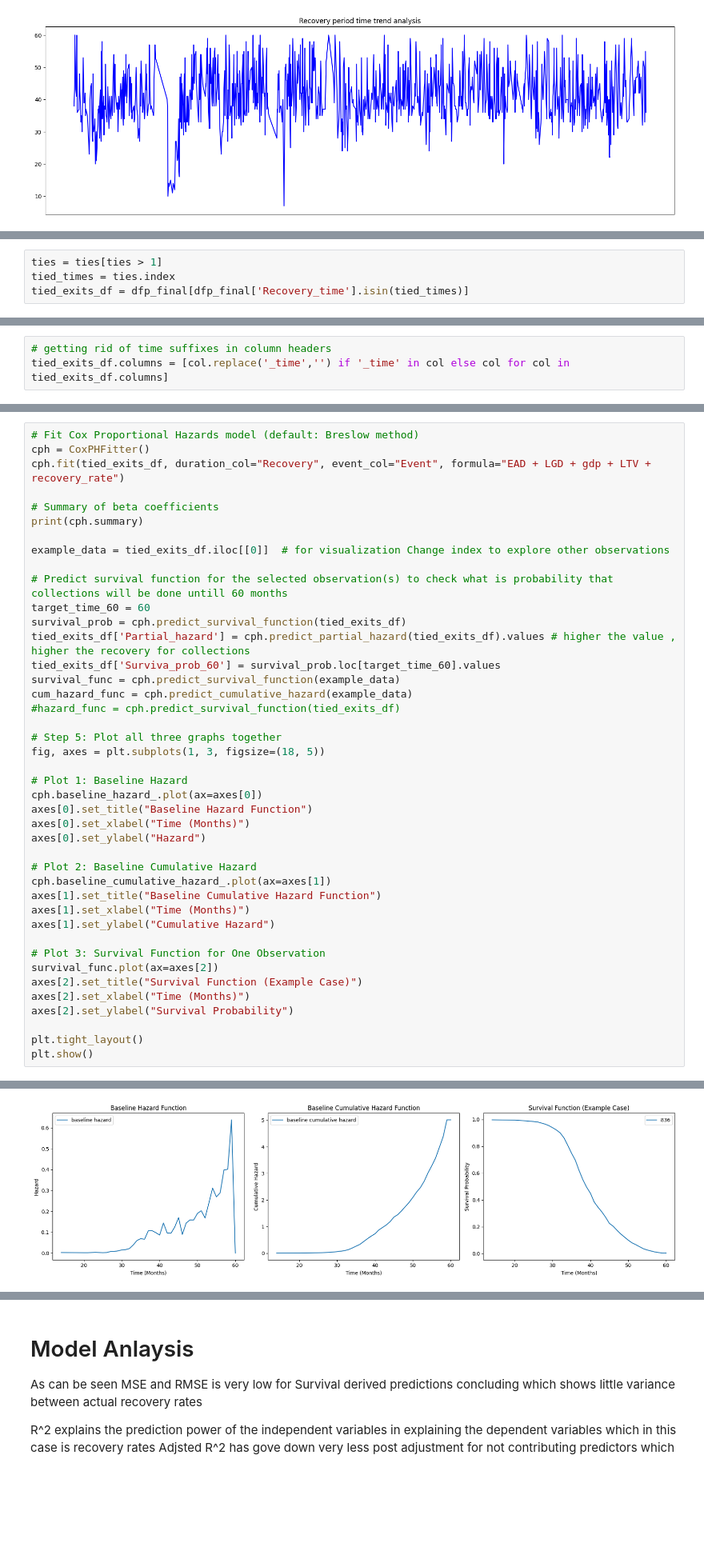
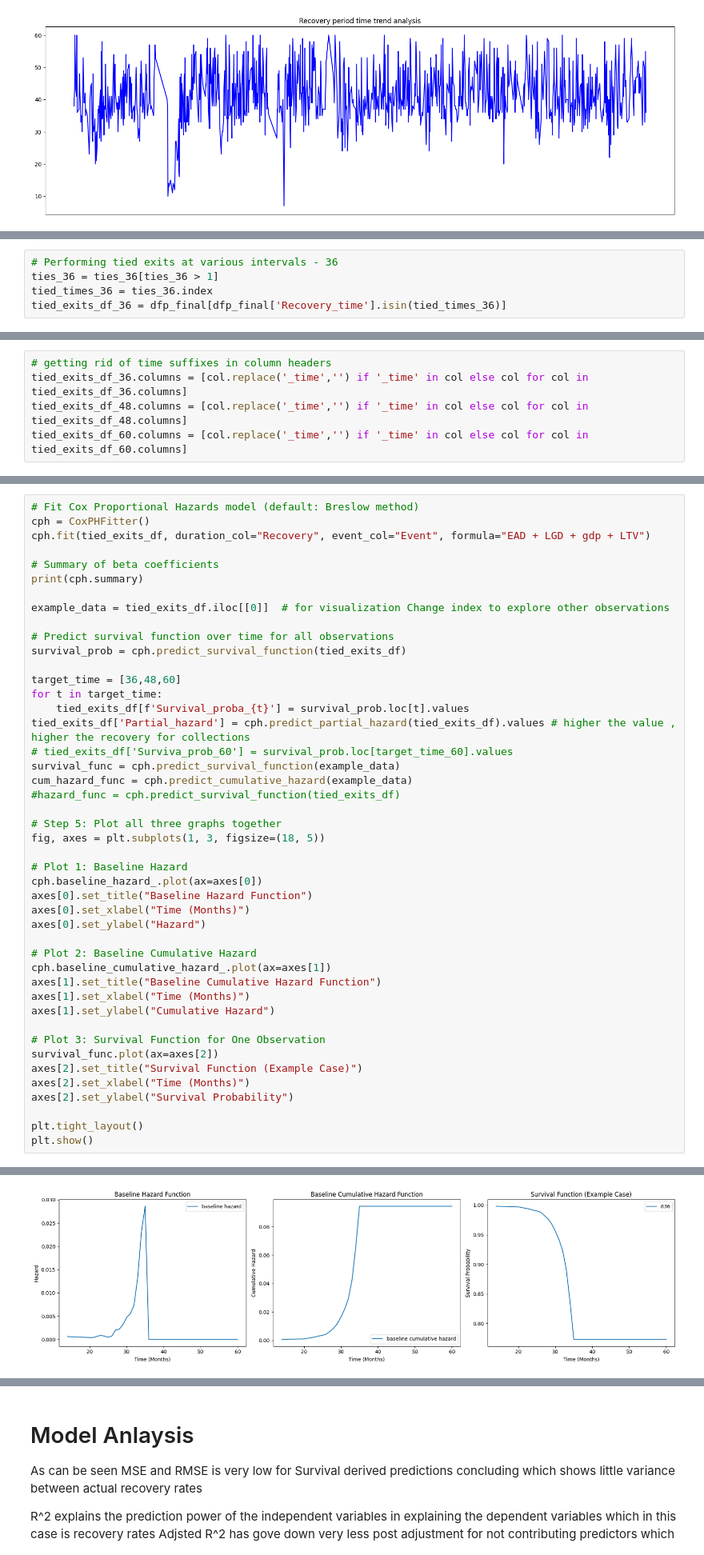
Before and after one commit to prashant65/LGD_Survival, a Jupyter notebook: LGD_Survival .ipynb, the cells around one changed output, grey strips where cells are left out. Shown at 80% size. Drawn from its saved outputs; the diff is of its cells as text; blank space fills up the shorter version.

```diff
--- a/LGD_Survival .ipynb
+++ b/LGD_Survival .ipynb
@@ -1026,4 +1043,5 @@ ties = dfp_final.groupby('Recovery_time')['Event'].count()
 # %%
-ties = ties[ties > 1]
-tied_times = ties.index
-tied_exits_df = dfp_final[dfp_final['Recovery_time'].isin(tied_times)]
+# Performing tied exits at various intervals - 36
+ties_36 = ties_36[ties_36 > 1]
+tied_times_36 = ties_36.index
+tied_exits_df_36 = dfp_final[dfp_final['Recovery_time'].isin(tied_times_36)]
@@ -1030,3 +1058,5 @@ tied_exits_df = dfp_final[dfp_final['Recovery_time'].isin(tied_times)]
 # %%
 # getting rid of time suffixes in column headers
-tied_exits_df.columns = [col.replace('_time','') if '_time' in col else col for col in tied_exits_df.columns]
+tied_exits_df_36.columns = [col.replace('_time','') if '_time' in col else col for col in tied_exits_df_36.columns]
+tied_exits_df_48.columns = [col.replace('_time','') if '_time' in col else col for col in tied_exits_df_48.columns]
+tied_exits_df_60.columns = [col.replace('_time','') if '_time' in col else col for col in tied_exits_df_60.columns]
@@ -1060,18 +1124,21 @@ sns.heatmap(tes_c, annot=True, cmap='coolwarm', vmin=-1, vmax=1, linewidths=0.5,
 # %%
 # Fit Cox Proportional Hazards model (default: Breslow method)
 cph = CoxPHFitter()
-cph.fit(tied_exits_df, duration_col="Recovery", event_col="Event", formula="EAD + LGD + gdp + LTV + recovery_rate")
+cph.fit(tied_exits_df, duration_col="Recovery", event_col="Event", formula="EAD + LGD + gdp + LTV")
 
 # Summary of beta coefficients
 print(cph.summary)
 
 example_data = tied_exits_df.iloc[[0]]  # for visualization Change index to explore other observations
 
-# Predict survival function for the selected observation(s) to check what is probability that collections will be done untill 60 months
-target_time_60 = 60
+# Predict survival function over time for all observations
 survival_prob = cph.predict_survival_function(tied_exits_df)
+
+target_time = [36,48,60]
+for t in target_time:
+    tied_exits_df[f'Survival_proba_{t}'] = survival_prob.loc[t].values
 tied_exits_df['Partial_hazard'] = cph.predict_partial_hazard(tied_exits_df).values # higher the value , higher the recovery for collections
-tied_exits_df['Surviva_prob_60'] = survival_prob.loc[target_time_60].values
+# tied_exits_df['Surviva_prob_60'] = survival_prob.loc[target_time_60].values
 survival_func = cph.predict_survival_function(example_data)
 cum_hazard_func = cph.predict_cumulative_hazard(example_data)
 #hazard_func = cph.predict_survival_function(tied_exits_df)
@@ -1130 +1210 @@ See the caveats in the documentation: https://pandas.pydata.org/pandas-docs/stab
-[figure, old version]
+[figure, new version]
```
Also changed, not shown: parts of 30 cells of this notebook.
